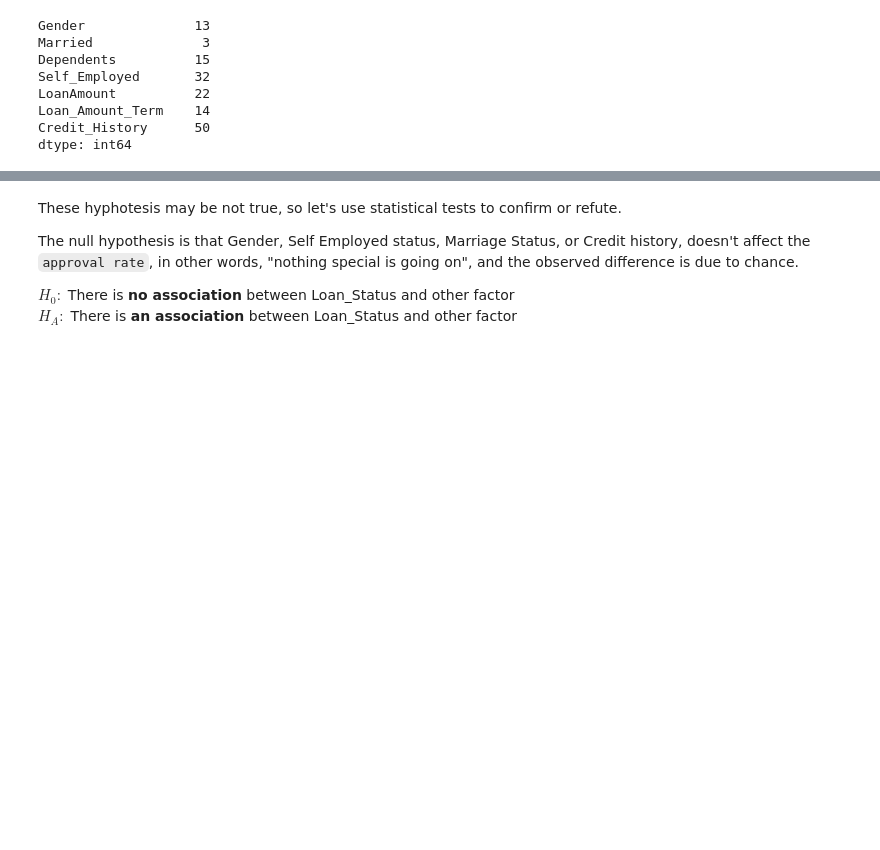
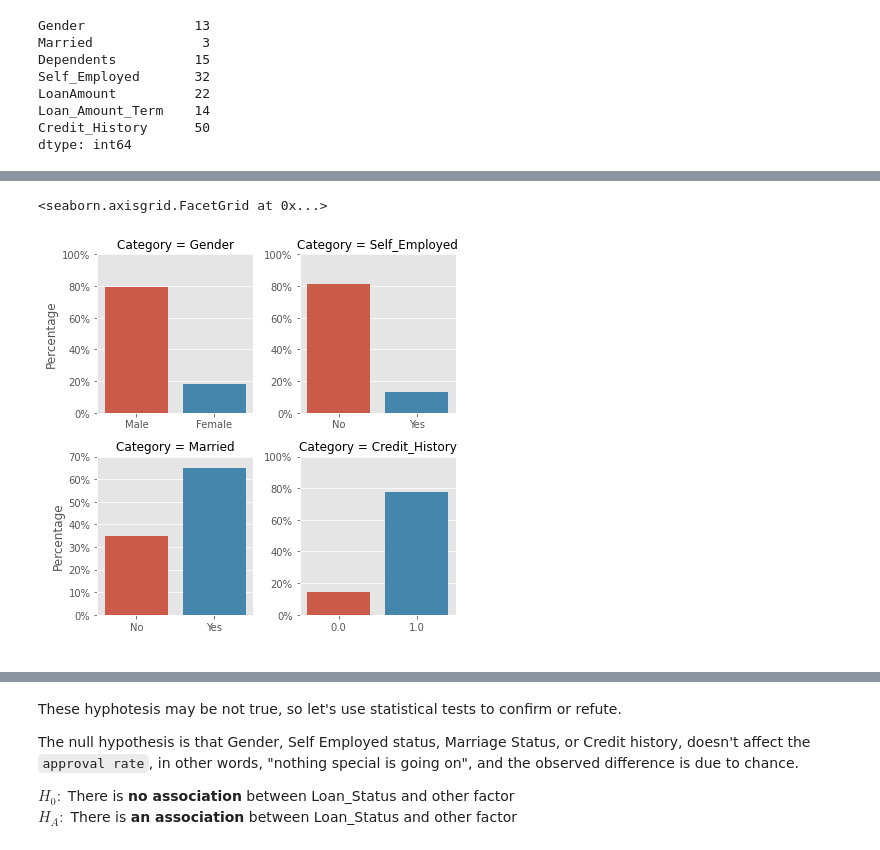
Before and after one commit to maikereis/loan, a Jupyter notebook: loan.ipynb, the cells around one changed output, grey strips where cells are left out. Saved outputs shown, nothing was run; the diff lists cells and outputs as text; code cells hidden in the pictures; blank space fills up the shorter version.

```diff
--- a/loan.ipynb
+++ b/loan.ipynb
@@ -32,17 +35,27 @@ def custom_barplot(x, y, **kwargs):
     ax = sns.barplot(x=x, y=y*100)
     replace_labels(ax, "%")
 
+def custom_countplot(x, y, **kwargs):
+    ax = sns.barplot(x=x, y=y, estimator=lambda x: len(x) / len(df) * 100)
+    replace_labels(ax, "%")
+
+def custom_boxplot(X, **kwargs):
+    ax = sns.boxplot(x=X)
+
+def custom_displot(X, **kwargs):
+    ax = sns.distplot(x=X)
+
 def get_samples_avgs(df, cat, cat_val, sample_size=20, n_samples=100, response="Loan_Status"):
     return np.array([df.loc[df[cat]==cat_val, response].sample(sample_size).mean() for i in range(n_samples)])
 
 def get_test_result(name, score, p_value, significance=0.05):
     # Test the p-value
     print(f"{name}")
-    print(f"Score: {score:0.2f} and p-value: {p_value:0.2f}")
+    #print(f"Significance: {significance:0.2f}, Score: {score:0.2f}.")
     if (p_value < significance):
-        print(f'H0 can be rejected!')
+        print(f"H0 can be rejected! (p-value: {p_value:0.2f})")
     else:
-        print('Fail to reject H0')
+        print(f"Fail to reject H0 (p-value: {p_value:0.2f})")
 # %% [markdown]
 ### 1. Import Data
 # %%
@@ -131,0 +151,14 @@ replace_labels(ax, "%")
+# %%
+
+df["Loan_Status"] = df["Loan_Status"].map({"Y":1, "N":0})
+nominal_cat = df[["Gender", "Self_Employed","Married","Credit_History","Loan_Status"]]
+melted_cat_vars = pd.melt(nominal_cat, id_vars=["Loan_Status"],var_name='Category')
+
+g = sns.FacetGrid(
+        melted_cat_vars, col="Category", sharex=False, sharey=False, col_wrap=2
+    )
+g.map(custom_countplot, "value", "Loan_Status")
+g.set_axis_labels(y_var="Percentage",x_var=" ")
+# %% [output]
+<seaborn.axisgrid.FacetGrid at 0x...>
+[figure, added]
```
Also changed, not shown: parts of 41 cells of this notebook.
